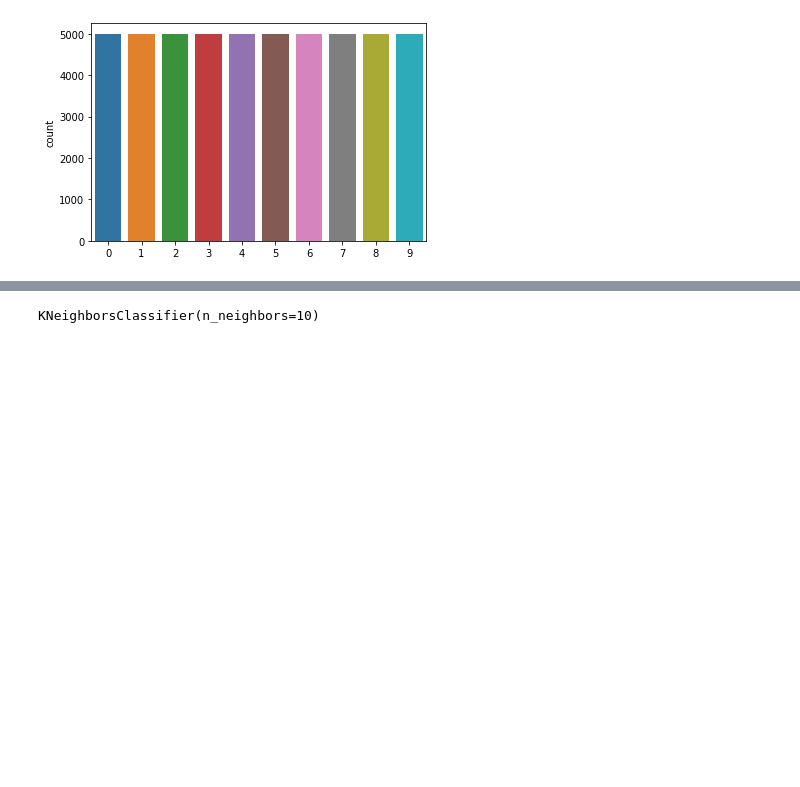
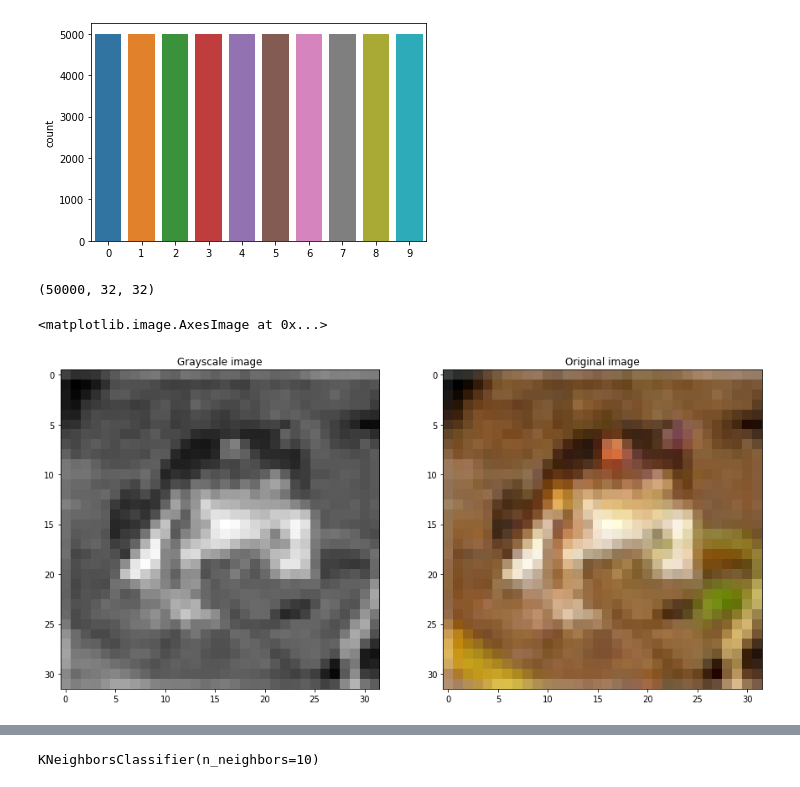
Before and after one commit to ngoctint1lvc/data-mining, a Jupyter notebook: train.ipynb, the cells around one changed output, grey strips where cells are left out. Drawn from its saved outputs; the diff is of its cells as text; code cells hidden in the pictures; blank space fills up the shorter version.

```diff
--- a/train.ipynb
+++ b/train.ipynb
@@ -39,5 +39,25 @@ sns.countplot(y_train.ravel())
 # %% [output]
 <matplotlib.axes._subplots.AxesSubplot at 0x...>
 [figure]
+# %%
+# convert image to greyscale to reduce dimensions
+import cv2
+import numpy as np
+
+grayscale_x_train = np.array([cv2.cvtColor(img, cv2.COLOR_BGR2GRAY) for img in x_train])
+grayscale_x_test = np.array([cv2.cvtColor(img, cv2.COLOR_BGR2GRAY) for img in x_test])
+display(grayscale_x_train.shape)
+
+# show 1 sample image
+fig, (ax1, ax2) = plt.subplots(1, 2, figsize=(15, 15))
+ax1.set_title("Grayscale image")
+ax2.set_title("Original image")
+
+ax1.imshow(grayscale_x_train[0], cmap='gray')
+ax2.imshow(x_train[0])
+# %% [output]
+(50000, 32, 32)
+<matplotlib.image.AxesImage at 0x...>
+[figure, added]
 # %%
 from sklearn.neighbors import KNeighborsClassifier
```
Also changed, not shown: parts of 5 cells of this notebook, 2 other files.
